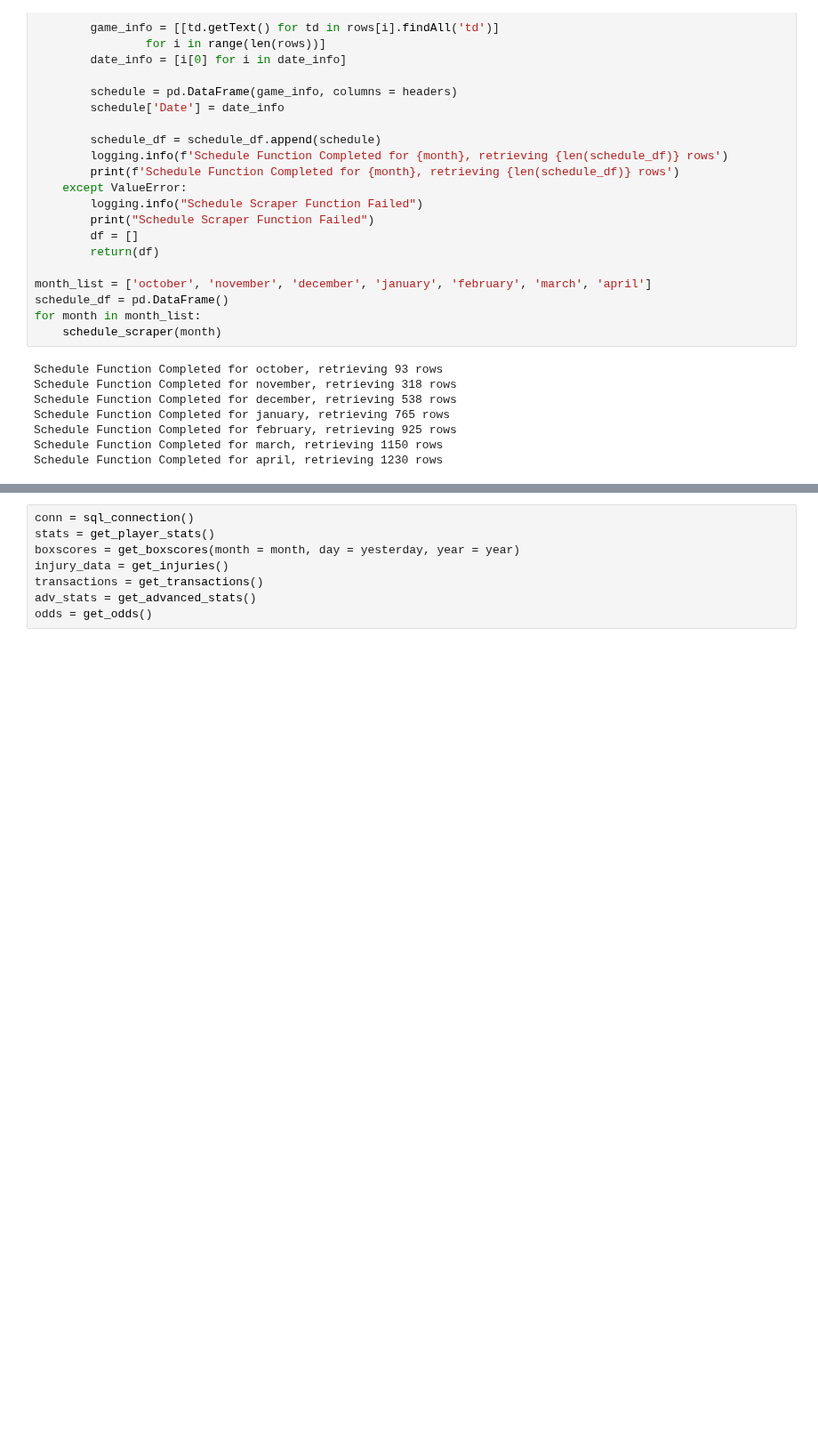
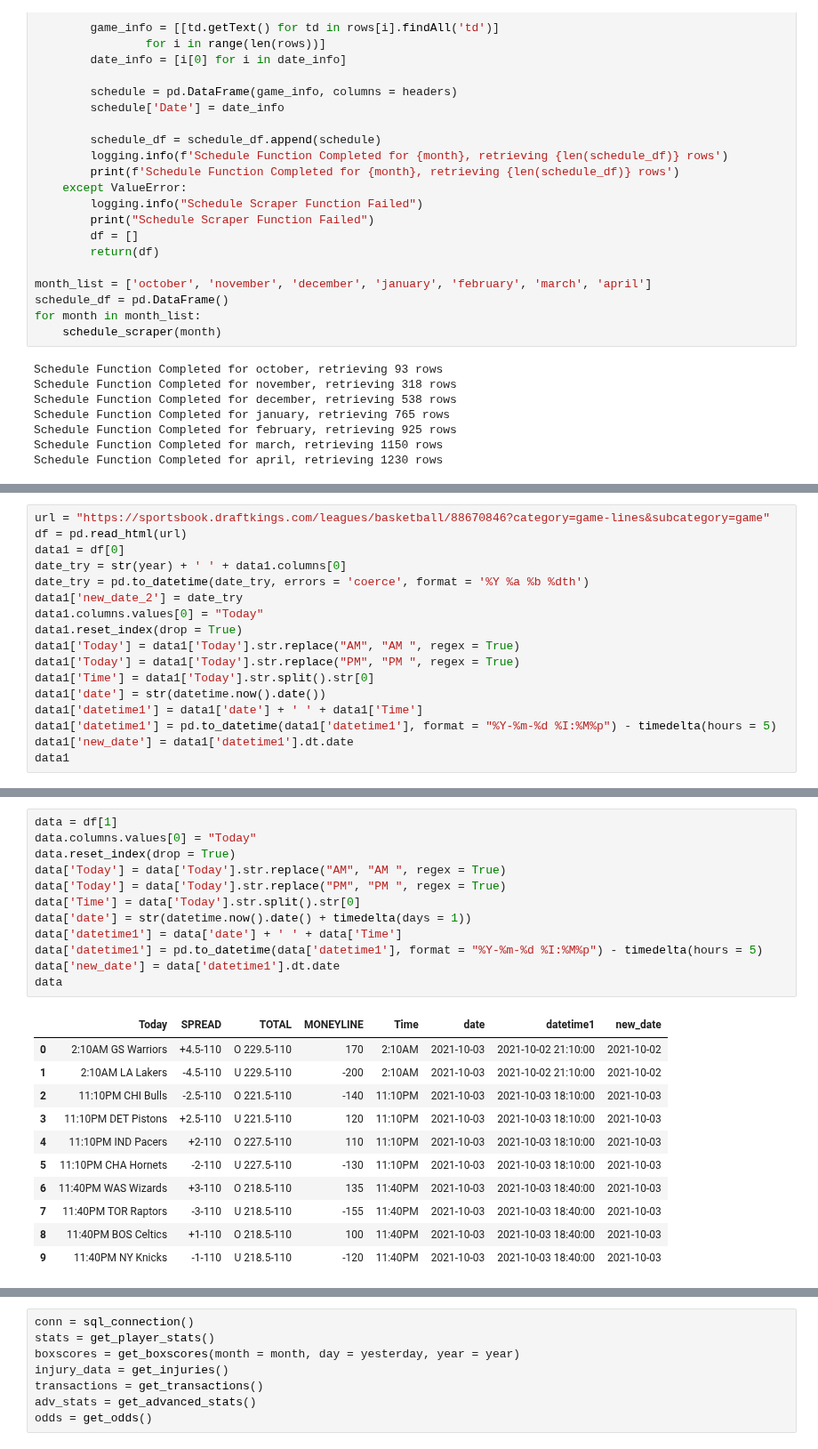
Before and after one commit to jyablonski/jyablonski_praq, a Jupyter notebook: new_lambda.ipynb, the cells around one changed output, grey strips where cells are left out. Shown at 89% size. Cells and saved outputs as stored; diff of their text form; blank space fills up the shorter version.

```diff
--- a/new_lambda.ipynb
+++ b/new_lambda.ipynb
@@ -491,0 +723,17 @@ Odds Function Failed for Today's Games
+# %%
+url = "https://sportsbook.draftkings.com/leagues/basketball/88670846?category=game-lines&subcategory=game"
+df = pd.read_html(url)
+data1 = df[0]
+date_try = str(year) + ' ' + data1.columns[0]
+date_try = pd.to_datetime(date_try, errors = 'coerce', format = '%Y %a %b %dth')
+data1['new_date_2'] = date_try
+data1.columns.values[0] = "Today"
+data1.reset_index(drop = True)
+data1['Today'] = data1['Today'].str.replace("AM", "AM ", regex = True)
+data1['Today'] = data1['Today'].str.replace("PM", "PM ", regex = True)
+data1['Time'] = data1['Today'].str.split().str[0]
+data1['date'] = str(datetime.now().date())
+data1['datetime1'] = data1['date'] + ' ' + data1['Time']
+data1['datetime1'] = pd.to_datetime(data1['datetime1'], format = "%Y-%m-%d %I:%M%p") - timedelta(hours = 5)
+data1['new_date'] = data1['datetime1'].dt.date
+data1
@@ -491,0 +771,24 @@ Odds Function Failed for Today's Games
+# %%
+data = df[1]
+data.columns.values[0] = "Today"
+data.reset_index(drop = True)
+data['Today'] = data['Today'].str.replace("AM", "AM ", regex = True)
+data['Today'] = data['Today'].str.replace("PM", "PM ", regex = True)
+data['Time'] = data['Today'].str.split().str[0]
+data['date'] = str(datetime.now().date() + timedelta(days = 1))
+data['datetime1'] = data['date'] + ' ' + data['Time']
+data['datetime1'] = pd.to_datetime(data['datetime1'], format = "%Y-%m-%d %I:%M%p") - timedelta(hours = 5)
+data['new_date'] = data['datetime1'].dt.date
+data
+# %% [output]
+|  | Today | SPREAD | TOTAL | MONEYLINE | Time | date | datetime1 | new_date |
+| 0 | 2:10AM GS Warriors | +4.5-110 | O 229.5-110 | 170 | 2:10AM | 2021-10-03 | 2021-10-02 21:10:00 | 2021-10-02 |
+| 1 | 2:10AM LA Lakers | -4.5-110 | U 229.5-110 | -200 | 2:10AM | 2021-10-03 | 2021-10-02 21:10:00 | 2021-10-02 |
+| 2 | 11:10PM CHI Bulls | -2.5-110 | O 221.5-110 | -140 | 11:10PM | 2021-10-03 | 2021-10-03 18:10:00 | 2021-10-03 |
+| 3 | 11:10PM DET Pistons | +2.5-110 | U 221.5-110 | 120 | 11:10PM | 2021-10-03 | 2021-10-03 18:10:00 | 2021-10-03 |
+| 4 | 11:10PM IND Pacers | +2-110 | O 227.5-110 | 110 | 11:10PM | 2021-10-03 | 2021-10-03 18:10:00 | 2021-10-03 |
+| 5 | 11:10PM CHA Hornets | -2-110 | U 227.5-110 | -130 | 11:10PM | 2021-10-03 | 2021-10-03 18:10:00 | 2021-10-03 |
+| 6 | 11:40PM WAS Wizards | +3-110 | O 218.5-110 | 135 | 11:40PM | 2021-10-03 | 2021-10-03 18:40:00 | 2021-10-03 |
+| 7 | 11:40PM TOR Raptors | -3-110 | U 218.5-110 | -155 | 11:40PM | 2021-10-03 | 2021-10-03 18:40:00 | 2021-10-03 |
+| 8 | 11:40PM BOS Celtics | +1-110 | O 218.5-110 | 100 | 11:40PM | 2021-10-03 | 2021-10-03 18:40:00 | 2021-10-03 |
+| 9 | 11:40PM NY Knicks | -1-110 | U 218.5-110 | -120 | 11:40PM | 2021-10-03 | 2021-10-03 18:40:00 | 2021-10-03 |
```
Also changed, not shown: parts of 38 cells of this notebook, 4 other files.
